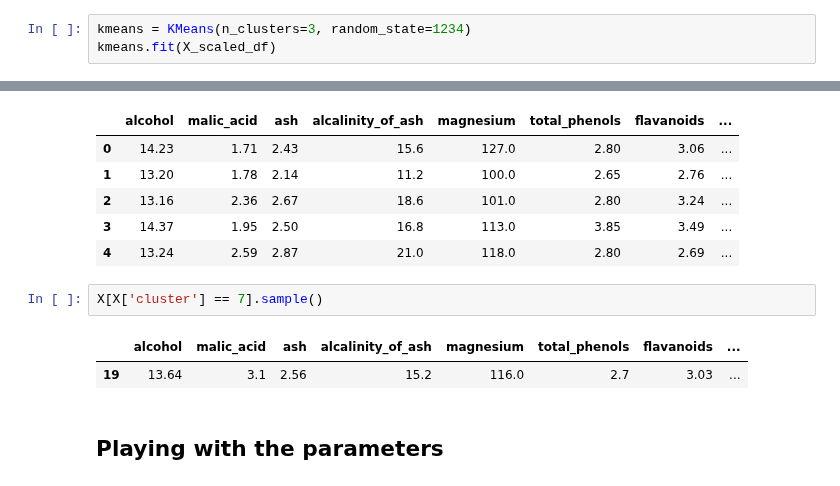
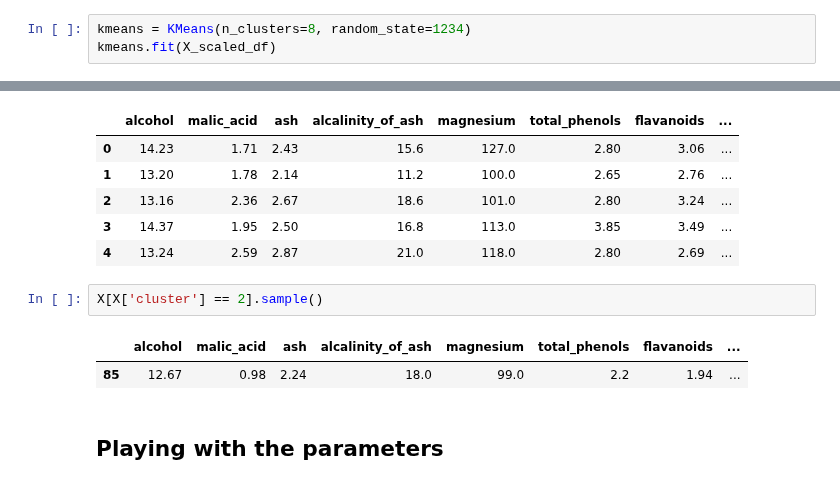
Before and after one commit to raafat-hantoush/IH_RH_DA_FT_OCT_2021, a Jupyter notebook: Class_Materials/Machine_Learning/Unsupervised_Learning/Notebook_Code_Along_KMeans_Structure.ipynb, the cells around one changed output, grey strips where cells are left out. Saved outputs shown, nothing was run; the diff lists cells and outputs as text.

```diff
--- a/Class_Materials/Machine_Learning/Unsupervised_Learning/Notebook_Code_Along_KMeans_Structure.ipynb
+++ b/Class_Materials/Machine_Learning/Unsupervised_Learning/Notebook_Code_Along_KMeans_Structure.ipynb
@@ -126,6 +127,6 @@ We will pick manually the number of clusters we want - let's set it to 8. Later
 
 When randomness is involved (remember, **K-means picks randomly the initial centroids**), we better use a random seed so that we can reproduce our results. We can set this directly to the argument **random_state**.
 # %%
-kmeans = KMeans(n_clusters=3, random_state=1234)
+kmeans = KMeans(n_clusters=8, random_state=1234)
 kmeans.fit(X_scaled_df)
 # %% [output]
@@ -179,10 +180,10 @@ X.head()
 | 3 | 14.37 | 1.95 | 2.50 | 16.8 | 113.0 | 3.85 | 3.49 | ... |
 | 4 | 13.24 | 2.59 | 2.87 | 21.0 | 118.0 | 2.80 | 2.69 | ... |
 # %%
-X[X['cluster'] == 7].sample()
+X[X['cluster'] == 2].sample()
 # %% [output]
 |  | alcohol | malic_acid | ash | alcalinity_of_ash | magnesium | total_phenols | flavanoids | ... |
-| 19 | 13.64 | 3.1 | 2.56 | 15.2 | 116.0 | 2.7 | 3.03 | ... |
+| 85 | 12.67 | 0.98 | 2.24 | 18.0 | 99.0 | 2.2 | 1.94 | ... |
 # %% [markdown]
 ## Playing with the parameters
 # %% [markdown]
```
Also changed, not shown: parts of 5 cells of this notebook, 1 other file.
